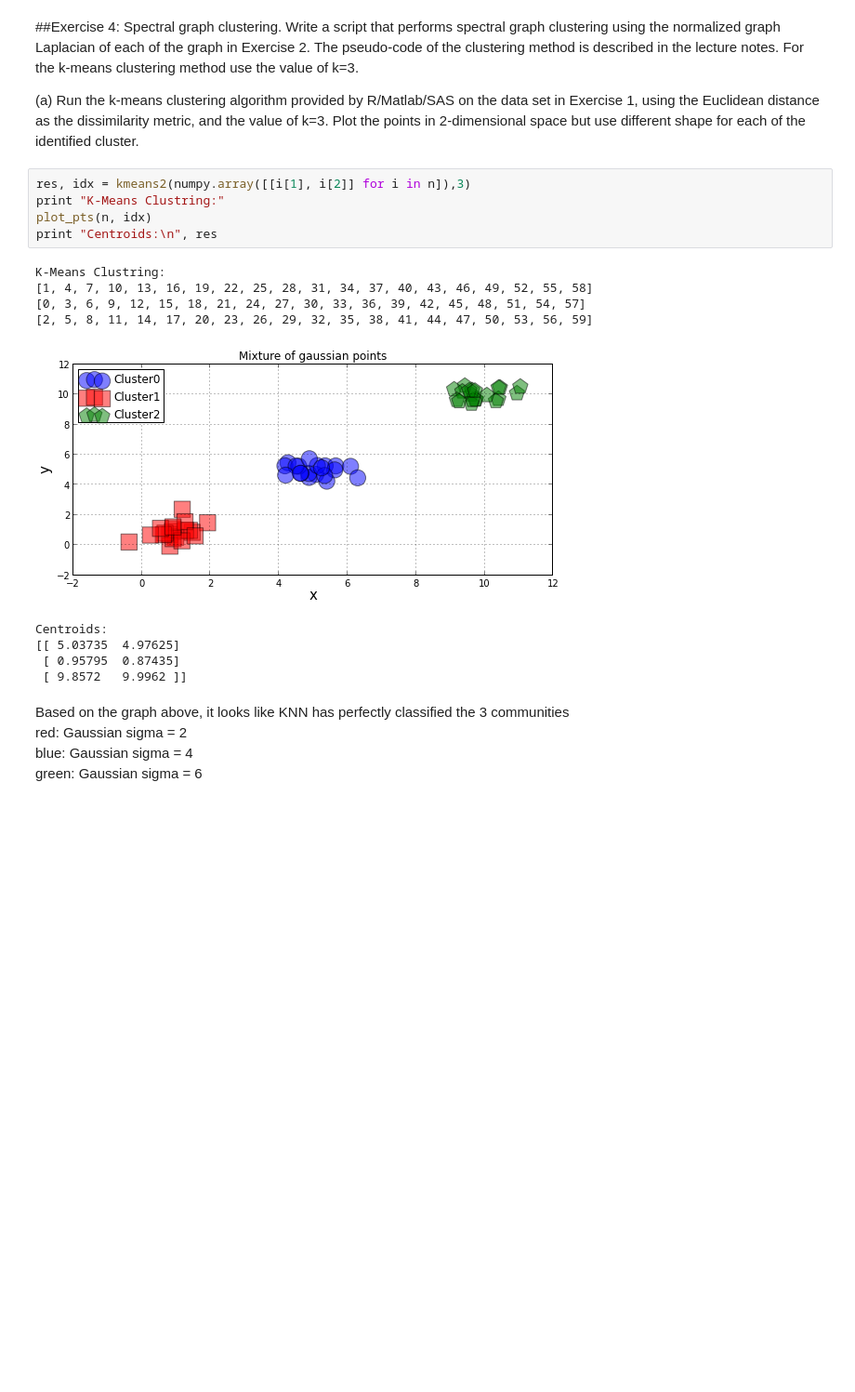
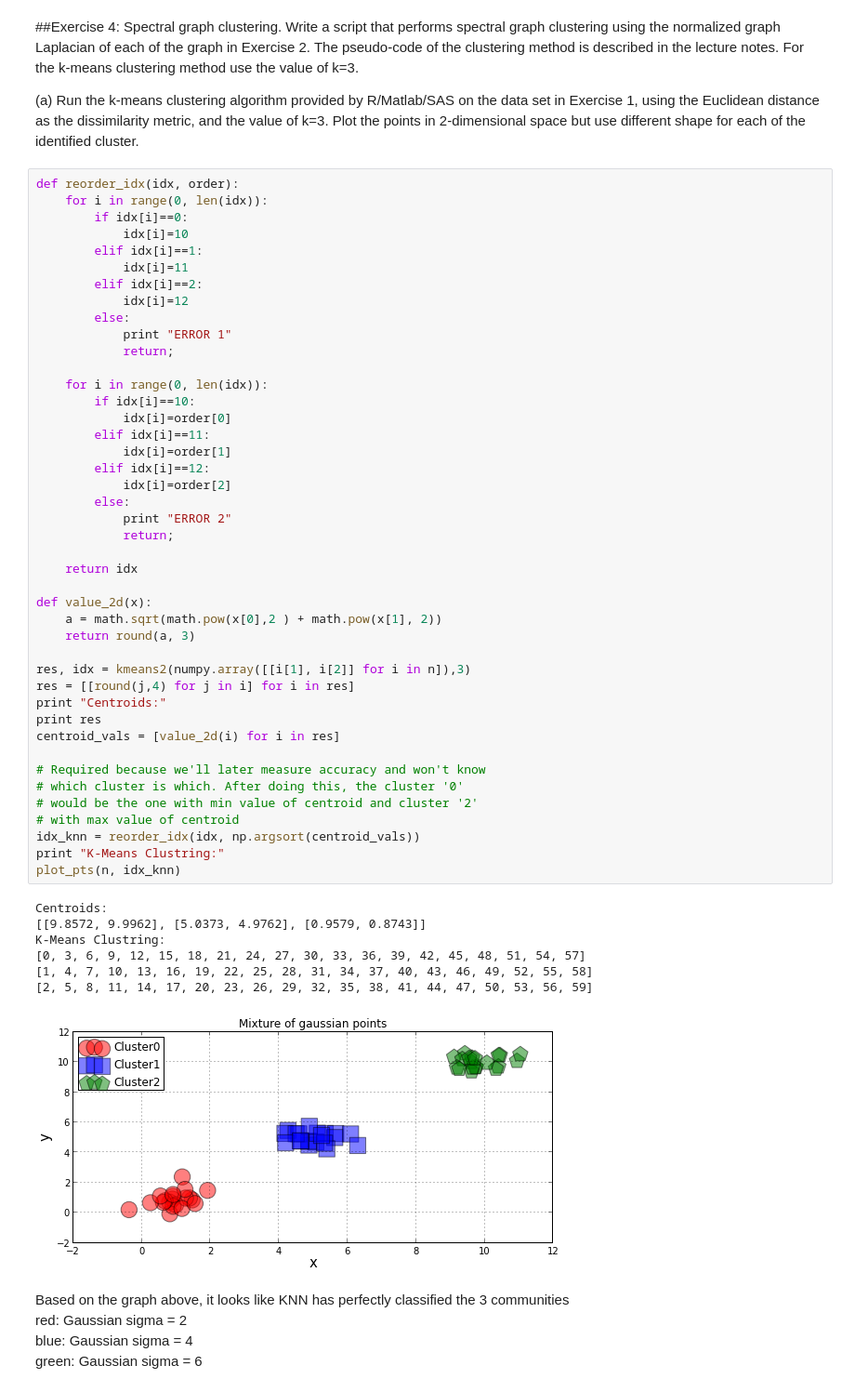
Before and after one commit to sagarjauhari/graph_mining, a Jupyter notebook: Graph Data Mining - L2.ipynb, the cells around one changed output. Shown at 93% size. Cells and saved outputs as stored; diff of their text form; blank space fills up the shorter version.

```diff
--- a/Graph Data Mining - L2.ipynb
+++ b/Graph Data Mining - L2.ipynb
@@ -400,21 +400,57 @@ Conductance of V-S [kNN, L_hat]         0.2
 Write a script that performs spectral graph clustering using the normalized graph Laplacian of each of the graph in Exercise 2. The pseudo-code of the clustering method is described in the lecture notes. For the k-means clustering method use the value of k=3.
 
 (a) Run the k-means clustering algorithm provided by R/Matlab/SAS on the data set in Exercise 1, using the Euclidean distance as the dissimilarity metric, and the value of k=3. Plot the points in 2-dimensional space but use different shape for each of the identified cluster.
-# %%
-res, idx = kmeans2(numpy.array([[i[1], i[2]] for i in n]),3)
-print "K-Means Clustring:"
-plot_pts(n, idx)
-print "Centroids:\n", res
-# %% [output]
-K-Means Clustring:
-[1, 4, 7, 10, 13, 16, 19, 22, 25, 28, 31, 34, 37, 40, 43, 46, 49, 52, 55, 58]
-[0, 3, 6, 9, 12, 15, 18, 21, 24, 27, 30, 33, 36, 39, 42, 45, 48, 51, 54, 57]
-[2, 5, 8, 11, 14, 17, 20, 23, 26, 29, 32, 35, 38, 41, 44, 47, 50, 53, 56, 59]
-[figure, removed]
-Centroids:
-[[ 5.03735  4.97625]
- [ 0.95795  0.87435]
- [ 9.8572   9.9962 ]]
+# %%
+def reorder_idx(idx, order):
+    for i in range(0, len(idx)):
+        if idx[i]==0:
+            idx[i]=10
+        elif idx[i]==1:
+            idx[i]=11
+        elif idx[i]==2:
+            idx[i]=12
+        else:
+            print "ERROR 1"
+            return;
+
+    for i in range(0, len(idx)):
+        if idx[i]==10:
+            idx[i]=order[0]
+        elif idx[i]==11:
+            idx[i]=order[1]
+        elif idx[i]==12:
+            idx[i]=order[2]
+        else:
+            print "ERROR 2"
+            return;
+
+    return idx
+
+def value_2d(x):
+    a = math.sqrt(math.pow(x[0],2 ) + math.pow(x[1], 2))
+    return round(a, 3)
+
+res, idx = kmeans2(numpy.array([[i[1], i[2]] for i in n]),3)
+res = [[round(j,4) for j in i] for i in res]
+print "Centroids:"
+print res
+centroid_vals = [value_2d(i) for i in res]
+
+# Required because we'll later measure accuracy and won't know
+# which cluster is which. After doing this, the cluster '0'
+# would be the one with min value of centroid and cluster '2'
+# with max value of centroid
+idx_knn = reorder_idx(idx, np.argsort(centroid_vals))
+print "K-Means Clustring:"
+plot_pts(n, idx_knn)
+# %% [output]
+Centroids:
+[[9.8572, 9.9962], [5.0373, 4.9762], [0.9579, 0.8743]]
+K-Means Clustring:
+[0, 3, 6, 9, 12, 15, 18, 21, 24, 27, 30, 33, 36, 39, 42, 45, 48, 51, 54, 57]
+[1, 4, 7, 10, 13, 16, 19, 22, 25, 28, 31, 34, 37, 40, 43, 46, 49, 52, 55, 58]
+[2, 5, 8, 11, 14, 17, 20, 23, 26, 29, 32, 35, 38, 41, 44, 47, 50, 53, 56, 59]
+[figure, added]
 # %% [markdown]
 Based on the graph above, it looks like KNN has perfectly classified the 3 communities
 red: Gaussian sigma = 2
```
Also changed, not shown: parts of 4 cells of this notebook.
